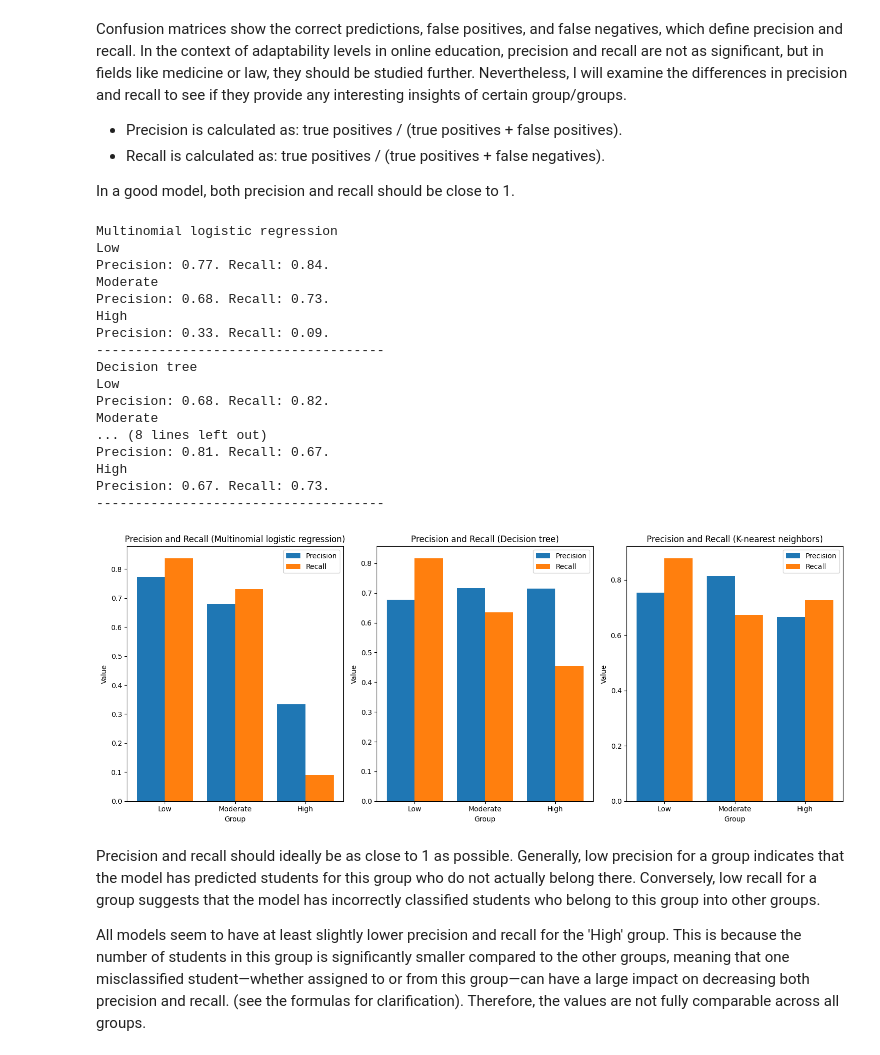
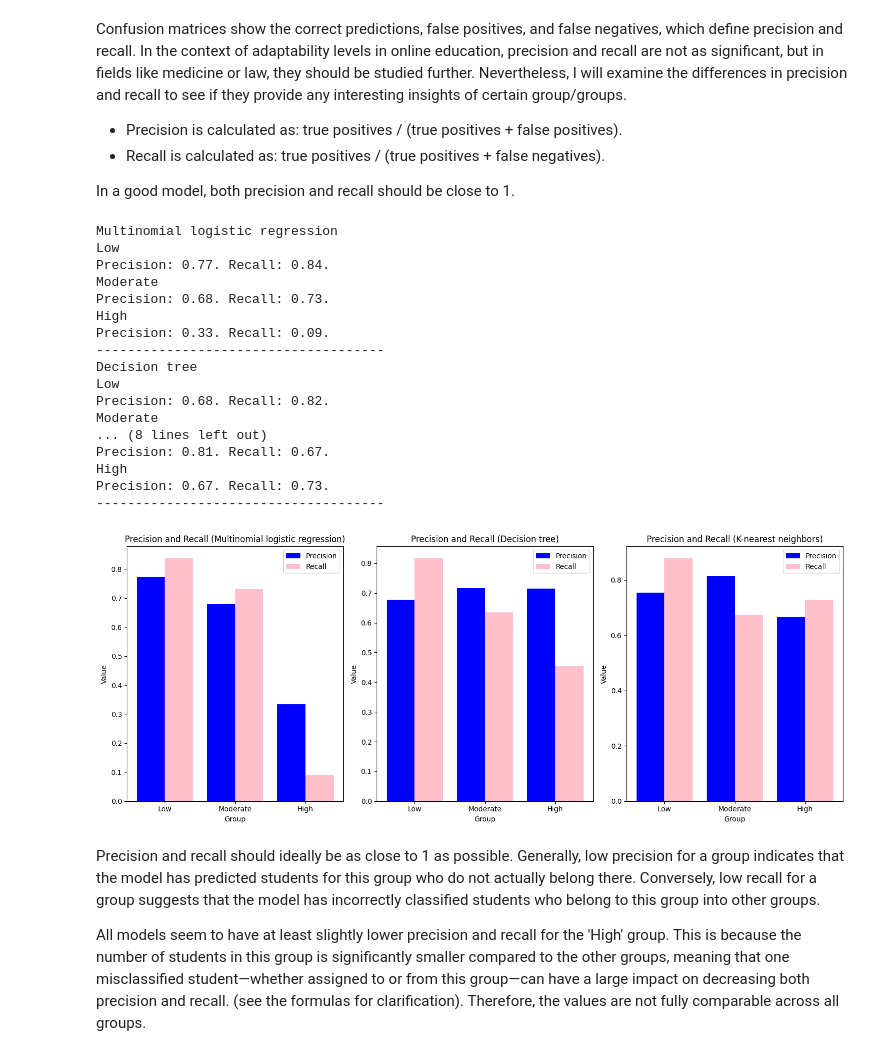
Before and after one commit to oonas21/Online-education-ML-project, a Jupyter notebook: ML_project.ipynb, the cells around one changed output. Cells and saved outputs as stored; diff of their text form; code cells hidden in the pictures.

Commit message:
edited color on recall and precision plot

```diff
--- a/ML_project.ipynb
+++ b/ML_project.ipynb
@@ -629,36 +629,36 @@ for j in range(3):
     recalls_all.append(recalls)
     print("-------------------------------------")
 
-    axes[j].bar(X_axis - 0.2, precisions, 0.4, label='Precision')
-    axes[j].bar(X_axis + 0.2, recalls, 0.4, label='Recall')
+    axes[j].bar(X_axis - 0.2, precisions, 0.4, label='Precision', color = 'blue')
+    axes[j].bar(X_axis + 0.2, recalls, 0.4, label='Recall', color = 'pink')
     axes[j].set_xticks(X_axis)
     axes[j].set_xticklabels(multi_labels)
     axes[j].set_xlabel("Group")
     axes[j].set_ylabel("Value")
     axes[j].set_title(f"Precision and Recall ({model})")
     axes[j].legend()
 
 plt.tight_layout()
 plt.show()
 # %% [output]
 Multinomial logistic regression
 Low
 Precision: 0.77. Recall: 0.84.
 Moderate
 Precision: 0.68. Recall: 0.73.
 High
 Precision: 0.33. Recall: 0.09.
 -------------------------------------
 Decision tree
 Low
 Precision: 0.68. Recall: 0.82.
 Moderate
 ... (8 lines left out)
 Precision: 0.81. Recall: 0.67.
 High
 Precision: 0.67. Recall: 0.73.
 -------------------------------------
-[figure, old version]
+[figure, new version]
 # %% [markdown]
 Precision and recall should ideally be as close to 1 as possible. Generally, low precision for a group indicates that the model has predicted students for this group who do not actually belong there. Conversely, low recall for a group suggests that the model has incorrectly classified students who belong to this group into other groups.
 
```
Also changed, not shown: parts of 1 cell of this notebook.
